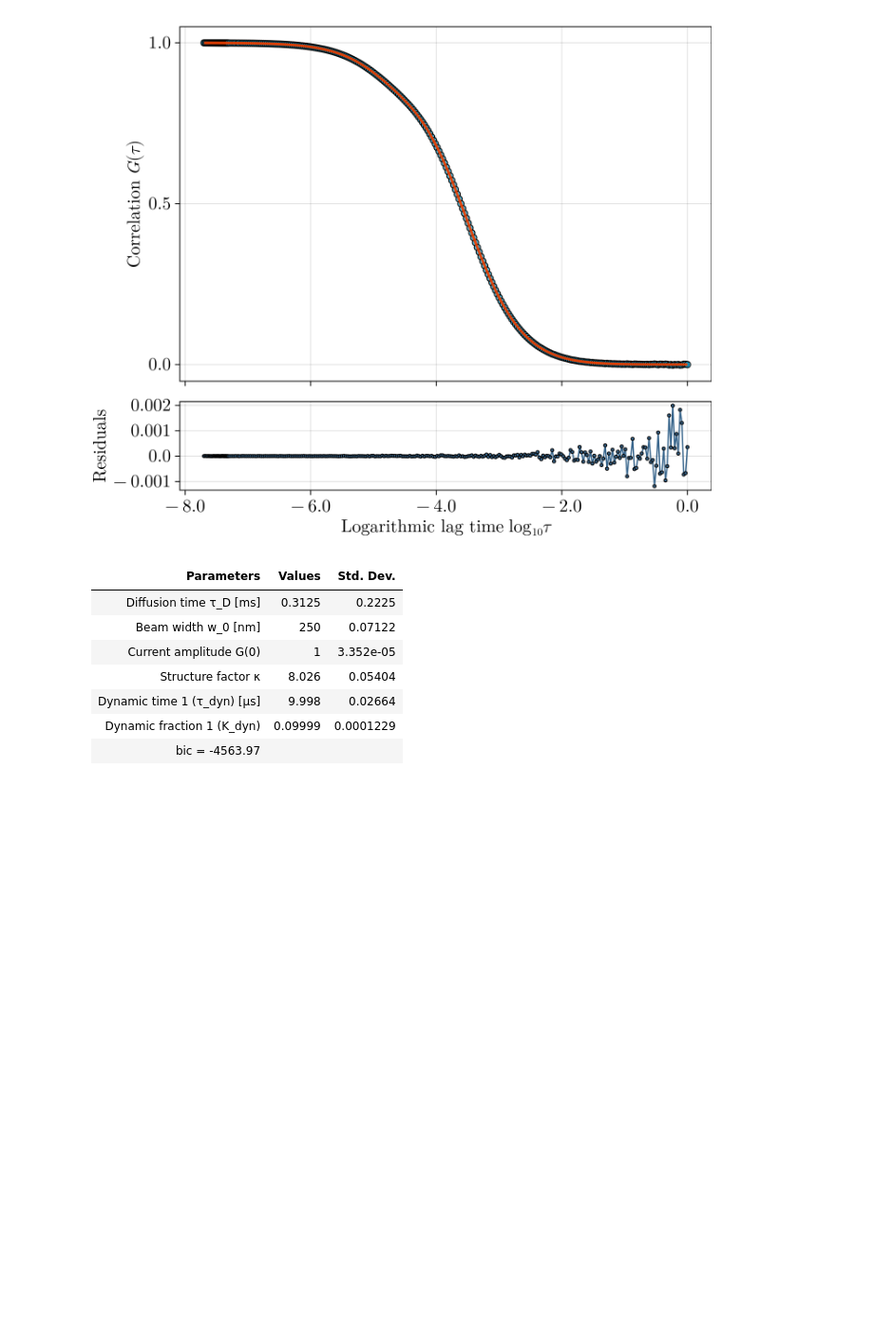
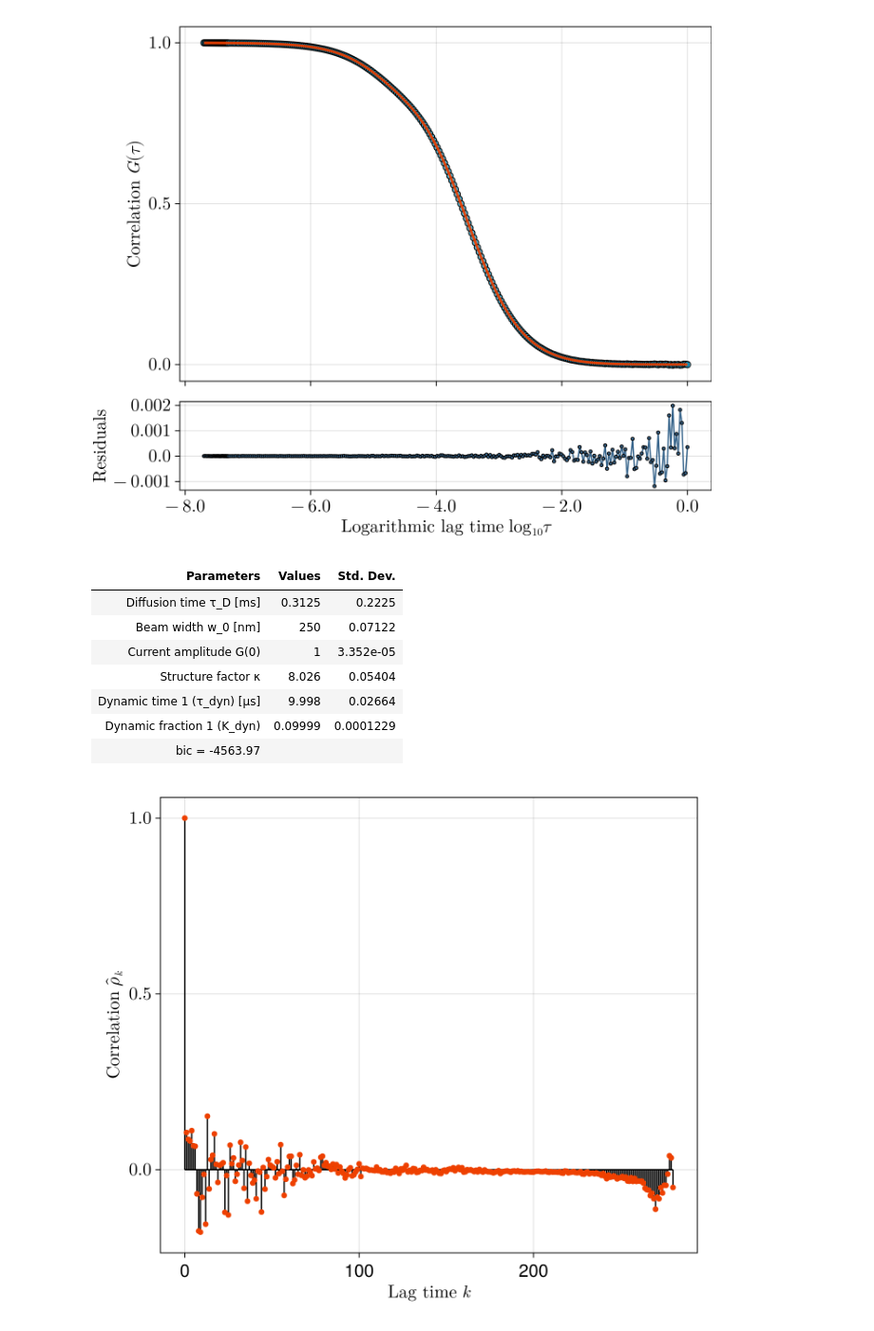
Before and after one commit to LabGradinaru/FluorescenceCorrelationFitting.jl, a Jupyter notebook: examples/fitting.ipynb, the cells around one changed output. Shown at 95% size. Cells and saved outputs as stored; diff of their text form; code cells hidden in the pictures; blank space fills up the shorter version.

```diff
--- a/examples/fitting.ipynb
+++ b/examples/fitting.ipynb
@@ -21,3 +21,8 @@ fcs_table(model, fit, scale; diffusivity, offset, units=["m", "n", "", "", "μ",
 | Dynamic time 1 (τ_dyn) [μs] | 9.998 | 0.02664 |
 | Dynamic fraction 1 (K_dyn) | 0.09999 | 0.0001229 |
 | bic = -4563.97 |  |  |
+# %%
+fig, ρ = resid_acf_plot(fit; maxlag=50)
+fig
+# %% [output]
+[figure, added]
```
Also changed, not shown: 5 other files.
